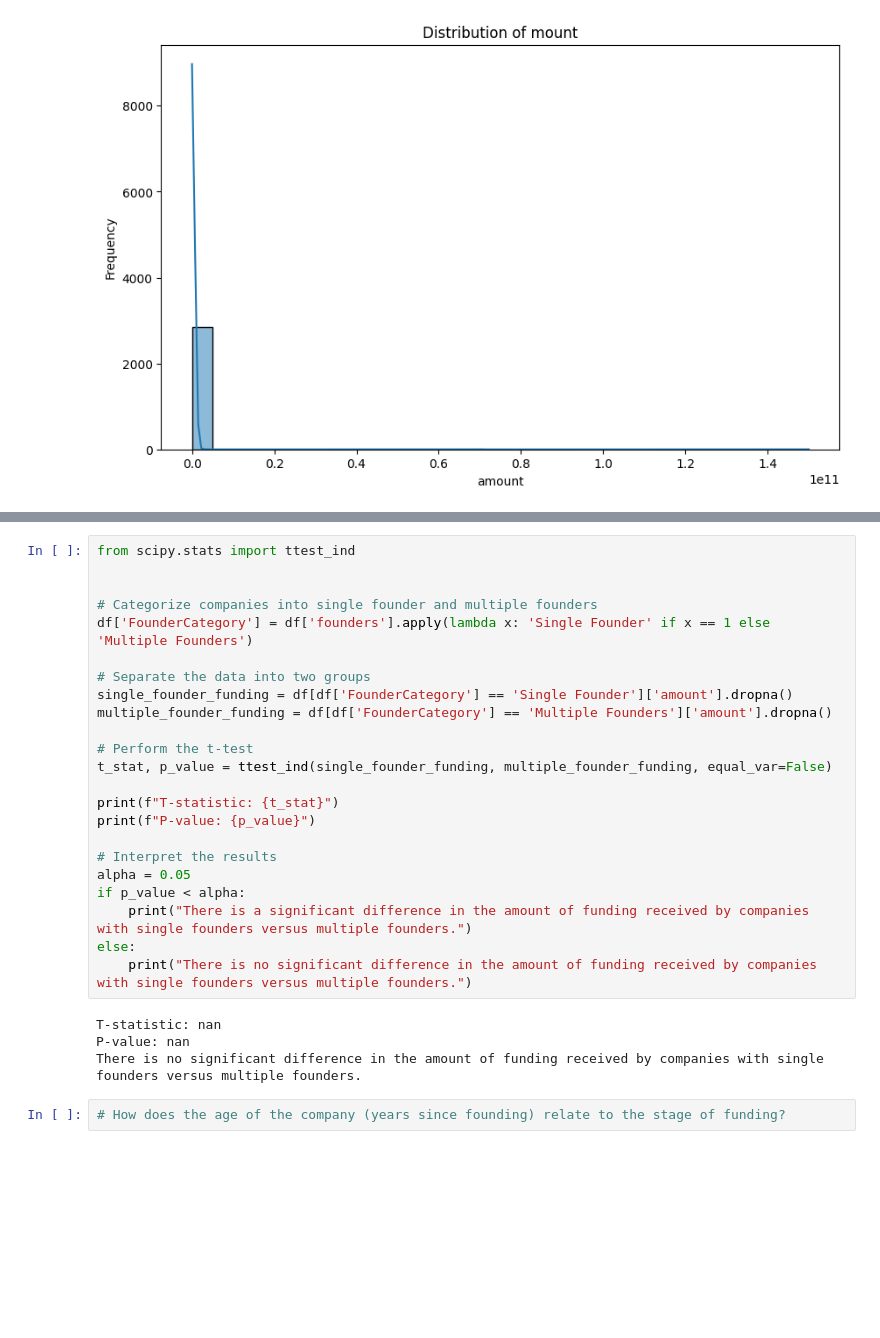
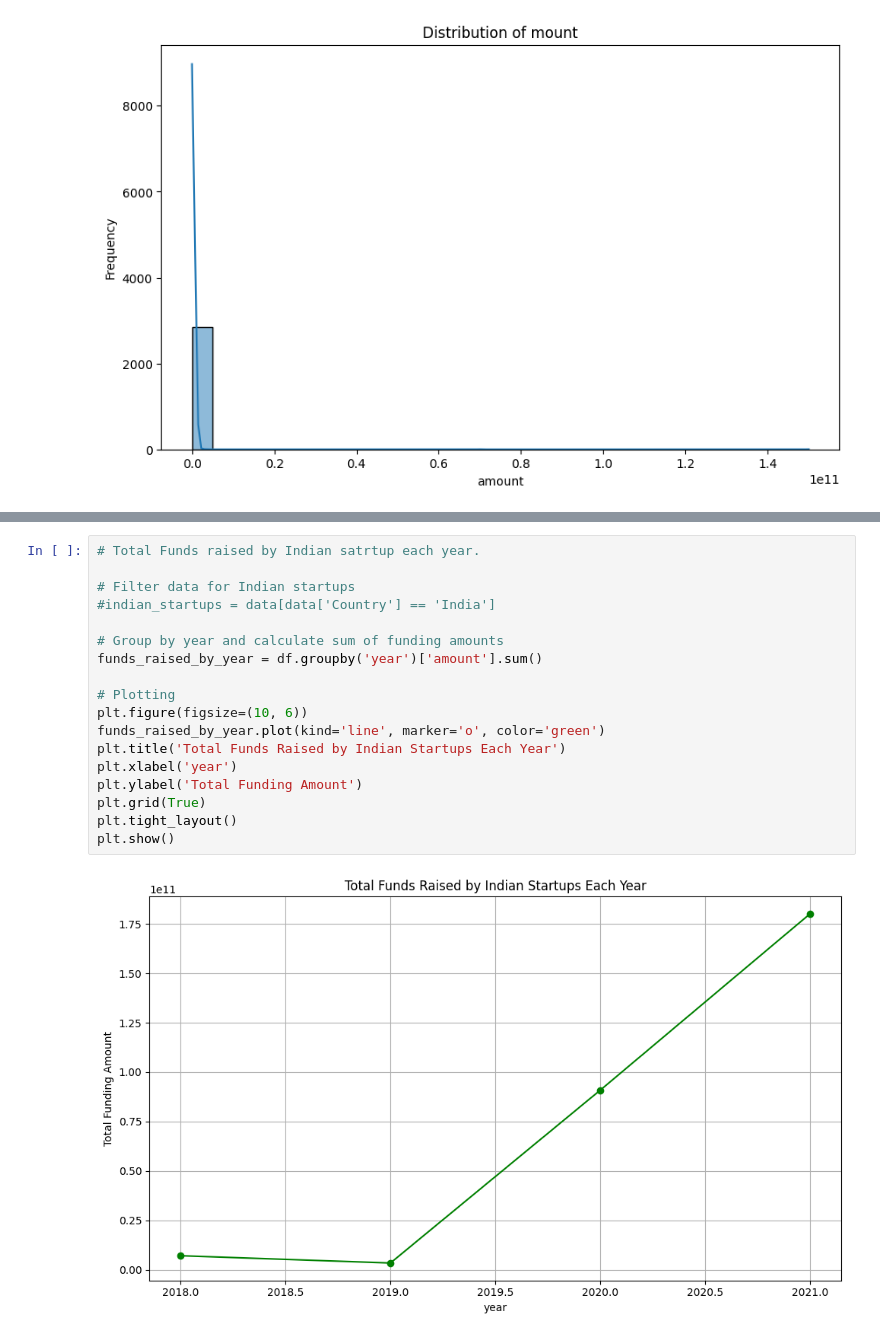
Before and after one commit to Omooyeni/Indian-start-up-ecosystem-Analysis, a Jupyter notebook: Notebook/main.ipynb, the cells around one changed output, grey strips where cells are left out. Cells and saved outputs as stored; diff of their text form; blank space fills up the shorter version.

```diff
--- a/Notebook/main.ipynb
+++ b/Notebook/main.ipynb
@@ -1552,29 +1321,20 @@ plt.show()
-# %%
-from scipy.stats import ttest_ind
-
-
-# Categorize companies into single founder and multiple founders
-df['FounderCategory'] = df['founders'].apply(lambda x: 'Single Founder' if x == 1 else 'Multiple Founders')
-
-# Separate the data into two groups
-single_founder_funding = df[df['FounderCategory'] == 'Single Founder']['amount'].dropna()
-multiple_founder_funding = df[df['FounderCategory'] == 'Multiple Founders']['amount'].dropna()
-
-# Perform the t-test
-t_stat, p_value = ttest_ind(single_founder_funding, multiple_founder_funding, equal_var=False)
-
-print(f"T-statistic: {t_stat}")
-print(f"P-value: {p_value}")
-
-# Interpret the results
-alpha = 0.05
-if p_value < alpha:
-    print("There is a significant difference in the amount of funding received by companies with single founders versus multiple founders.")
-else:
-    print("There is no significant difference in the amount of funding received by companies with single founders versus multiple founders.")
-# %% [output]
-T-statistic: nan
-P-value: nan
-There is no significant difference in the amount of funding received by companies with single founders versus multiple founders.
-# %%
-# How does the age of the company (years since founding) relate to the stage of funding?
+# %%
+# Total Funds raised by Indian satrtup each year.
+
+# Filter data for Indian startups
+#indian_startups = data[data['Country'] == 'India']
+
+# Group by year and calculate sum of funding amounts
+funds_raised_by_year = df.groupby('year')['amount'].sum()
+
+# Plotting
+plt.figure(figsize=(10, 6))
+funds_raised_by_year.plot(kind='line', marker='o', color='green')
+plt.title('Total Funds Raised by Indian Startups Each Year')
+plt.xlabel('year')
+plt.ylabel('Total Funding Amount')
+plt.grid(True)
+plt.tight_layout()
+plt.show()
+# %% [output]
+[figure, added]
```
Also changed, not shown: parts of 37 cells of this notebook, 1 other file.
